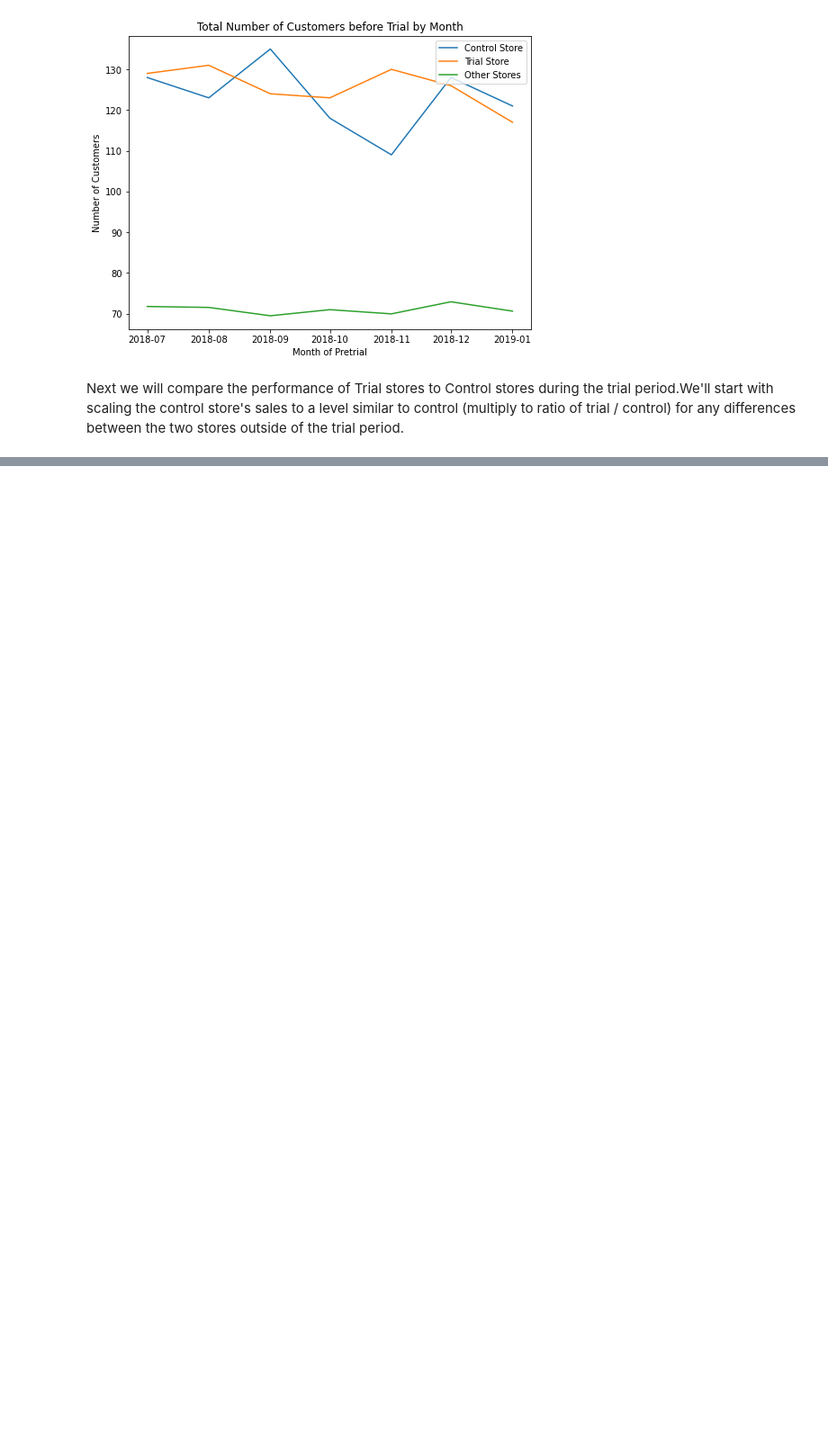
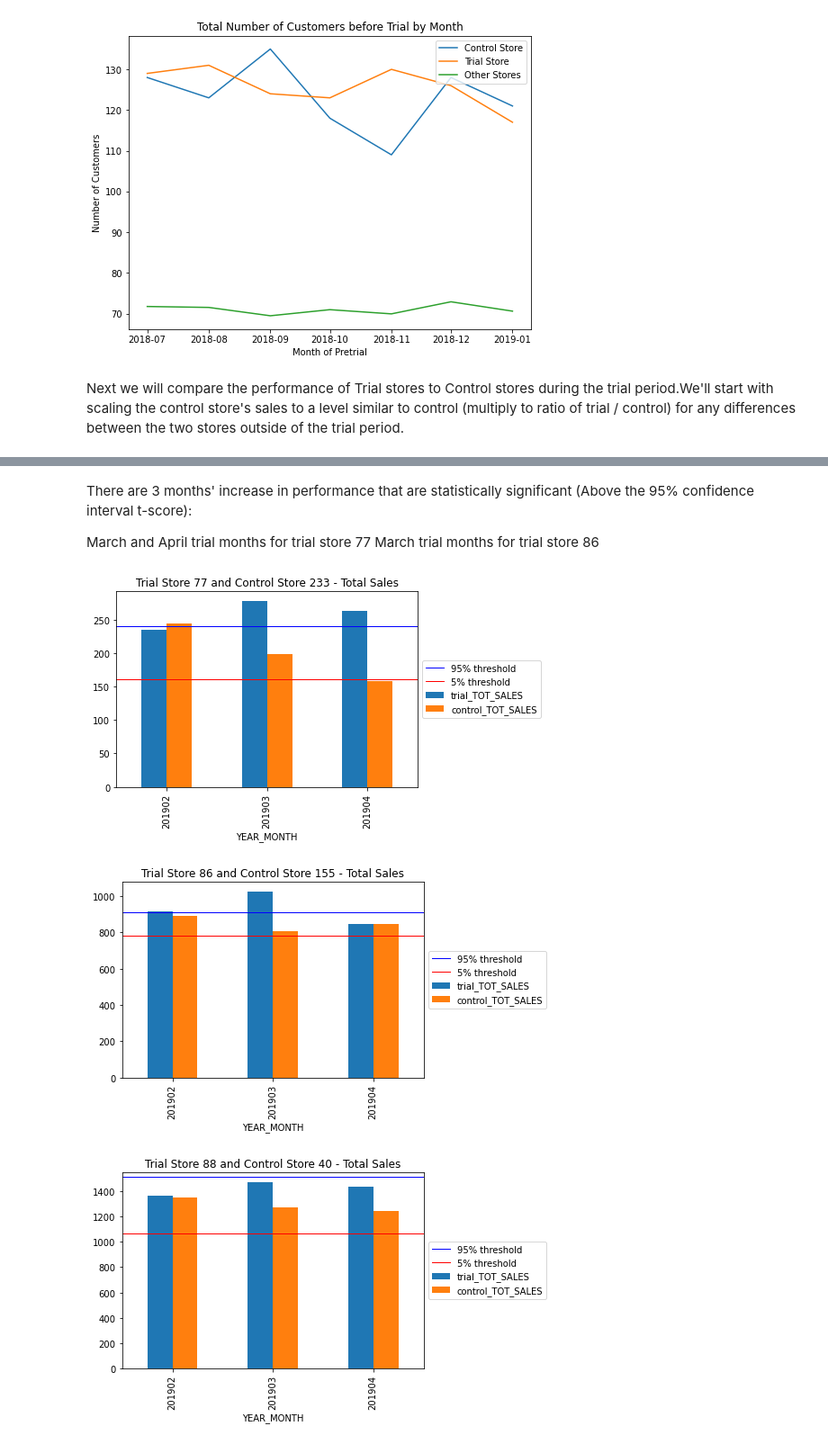
Before and after one commit to KexinYao/Quantium-virtual-internship, a Jupyter notebook: Task2/Quantium virtual internship task 2.ipynb, the cells around one changed output, grey strips where cells are left out. Shown at 90% size. Drawn from its saved outputs; the diff is of its cells as text; code cells hidden in the pictures; blank space fills up the shorter version.

```diff
--- a/Task2/Quantium virtual internship task 2.ipynb
+++ b/Task2/Quantium virtual internship task 2.ipynb
@@ -501,0 +620,12 @@ Next we will compare the performance of Trial stores to Control stores during th
+# %%
+# Step 2
+for trial, cont in trial_control_dic.items():
+    print("Trial store:", trial, ", Control store:", cont)
+    print(ttest_ind(pretrial_full_observ[pretrial_full_observ["STORE_NBR"] == trial]["tot_Sales"],
+                   pretrial_scaled_sales_control_stores[pretrial_scaled_sales_control_stores["STORE_NBR"] == cont]["ScaledSales"],
+                   equal_var=True), '\n')
+    #print(len(pretrial_full_observ[pretrial_full_observ["STORE_NBR"] == trial]["TOT_SALES"]),len(pretrial_scaled_sales_control_stores[pretrial_scaled_sales_control_stores["STORE_NBR"] == cont]["ScaledSales"]))
+
+alpha = 0.05
+print("Critical t-value for 95% confidence interval:")
+print(t.ppf((alpha/2, 1-alpha/2), df=len(pretrial_full_observ[pretrial_full_observ["STORE_NBR"] == trial])-1))
@@ -501,0 +646,16 @@ Next we will compare the performance of Trial stores to Control stores during th
+# %%
+# Step 3
+for trial, cont in trial_control_dic.items():
+    print("Trial store:", trial, ", Control store:", cont)
+    temp_pre = scaledsales_vs_trial[(scaledsales_vs_trial["c_STORE_NBR"] == cont) & (scaledsales_vs_trial["trial_period"]=="pre")]
+    std = temp_pre["Sales_Percentage_Diff"].std()
+    mean = temp_pre["Sales_Percentage_Diff"].mean()
+    #print(std, mean)
+    for t_month in scaledsales_vs_trial[scaledsales_vs_trial["trial_period"] == "trial"]["YEAR_MONTH"].unique():
+        pdif = scaledsales_vs_trial[(scaledsales_vs_trial["YEAR_MONTH"] == t_month) & (scaledsales_vs_trial["t_STORE_NBR"] == trial)]["Sales_Percentage_Diff"]
+        print(t_month,":",(float(pdif)-mean)/std)
+    print('\n')
+
+print("Critical t-value for 95% confidence interval:")
+conf_intv_95 = t.ppf(0.95, df=len(temp_pre)-1)
+print(conf_intv_95)
@@ -501,0 +683,24 @@ Next we will compare the performance of Trial stores to Control stores during th
+# %% [markdown]
+There are 3 months' increase in performance that are statistically significant (Above the 95% confidence interval t-score):
+
+March and April trial months for trial store 77
+March trial months for trial store 86
+# %%
+for trial, control in trial_control_dic.items():
+    a = trial_scaled_sales_control_stores[trial_scaled_sales_control_stores["STORE_NBR"] == control].rename(columns={"tot_Sales": "control_TOT_SALES"})
+    b = trial_full_observ[trial_full_observ["STORE_NBR"] == trial][["STORE_NBR", "YEAR_MONTH", "tot_Sales"]].rename(columns={"tot_Sales": "trial_TOT_SALES"})
+    comb = b[["YEAR_MONTH", "trial_TOT_SALES"]].merge(a[["YEAR_MONTH", "control_TOT_SALES"]],on="YEAR_MONTH").set_index("YEAR_MONTH")
+    comb.plot.bar()
+    cont_sc_sales = trial_scaled_sales_control_stores[trial_scaled_sales_control_stores["STORE_NBR"] == control]["tot_Sales"]
+    std = scaledsales_vs_trial[(scaledsales_vs_trial["c_STORE_NBR"] == control) & (scaledsales_vs_trial["trial_period"]=="pre")]["Sales_Percentage_Diff"].std()
+    thresh95 = cont_sc_sales.mean() + (cont_sc_sales.mean() * std * 2)
+    thresh5 = cont_sc_sales.mean() - (cont_sc_sales.mean() * std * 2)
+    plt.axhline(y=thresh95,linewidth=1, color='b', label="95% threshold")
+    plt.axhline(y=thresh5,linewidth=1, color='r', label="5% threshold")
+    plt.legend(loc='center left', bbox_to_anchor=(1.0, 0.5))
+    plt.title("Trial Store "+str(trial)+" and Control Store "+str(control)+" - Total Sales")
+    plt.savefig("TS {} and CS {} - TOT_SALES.png".format(trial,control), bbox_inches="tight")
+# %% [output]
+[figure, added]
+[figure, added]
+[figure, added]
```
Also changed, not shown: parts of 26 cells of this notebook.
